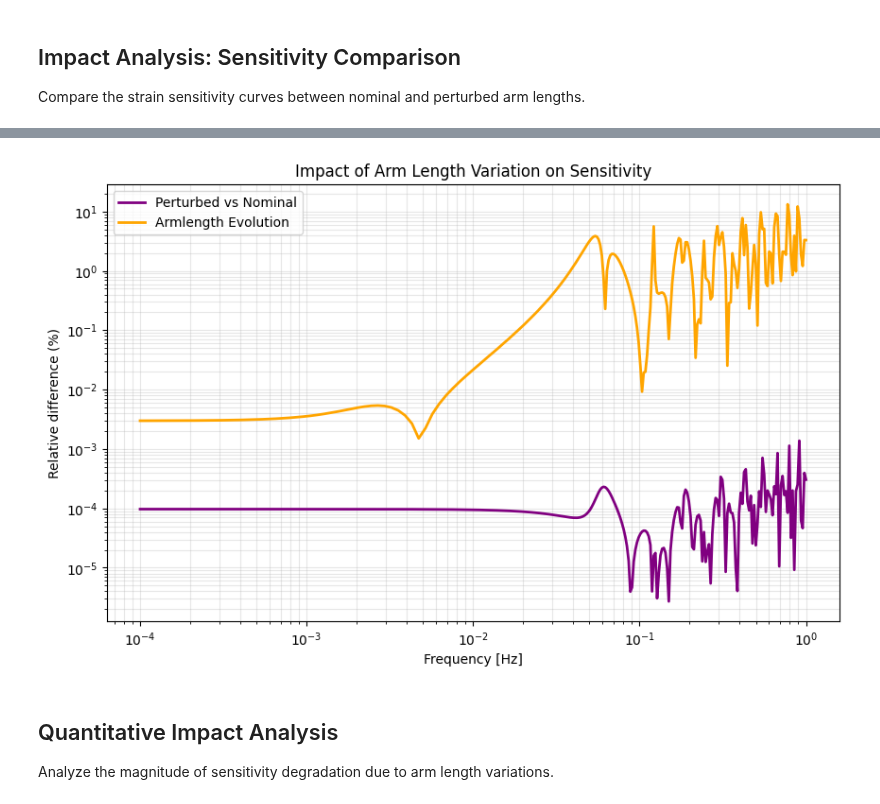
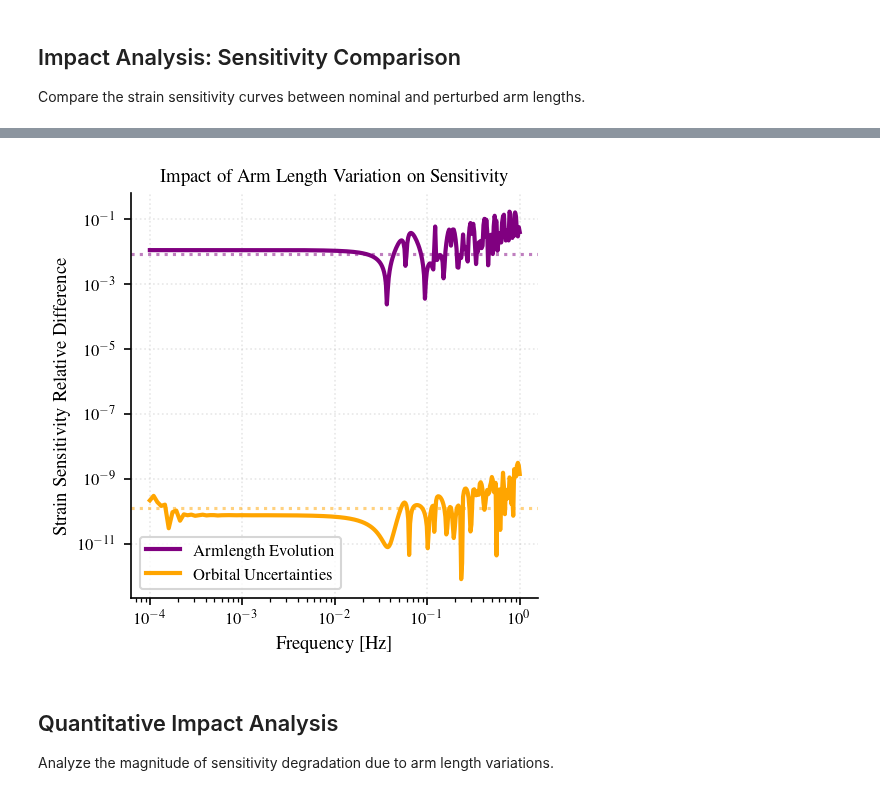
Before and after one commit to lorenzsp/ResponseRequirements, a Jupyter notebook: ImpactArmlengthVariation.ipynb, the cells around one changed output, grey strips where cells are left out. Saved outputs shown, nothing was run; the diff lists cells and outputs as text; code cells hidden in the pictures.

```diff
--- a/ImpactArmlengthVariation.ipynb
+++ b/ImpactArmlengthVariation.ipynb
@@ -41,4 +90,3 @@ perturbed = InterpolatedOrbits(t_orb, x_orb_dataset[0],  # Perturbation of 1 mm
                                 interp_order=3)
 # %%
-array_ltts = np.arange(0,365,1) * 86400.0
-print("Number of points in LISA", int(array_ltts[-1]*0.25))
+array_ltts_sens = np.arange(0,365,15) * 86400.0
@@ -61,7 +107,7 @@ f_sens = np.append(f_sens, np.logspace(-2, 0, 200))  # Extended frequency range
 f_sens = np.unique(f_sens)  # Remove duplicates
 
 # Recompute orbits with higher time resolution for sensitivity analysis
-array_ltts_sens = np.linspace(0, 365, num=50) * 86400.0  # 50 time points
+# array_ltts_sens = np.linspace(0, 365, num=50) * 86400.0  # 50 time points
 
 ltts_sens      = orbits.compute_ltt(t=array_ltts_sens)
 positions_sens = orbits.compute_position(t=array_ltts_sens)
@@ -144,9 +190,6 @@ def compute_sensitivity_from_orbits(orbit, f_grid, time_points, noise_cov):
     noise_cov_xyz : ndarray
         Noise covariance in XYZ
     """
-    import segwo
-    from segwo.response import compute_isotropic_signal_cov
-    from segwo.sensitivity import compute_sensitivity_from_eigenvalues
 
     # Compute light travel times and positions
     ltts = orbit.compute_ltt(t=time_points)
@@ -154,8 +197,8 @@ def compute_sensitivity_from_orbits(orbit, f_grid, time_points, noise_cov):
 
     # Compute signal covariance for single links
     signal_cov_eta = compute_isotropic_signal_cov(f_grid, ltts, positions)
-    print(f"Signal covariance shape (eta): {signal_cov_eta.shape}")
-    signal_cov_eta_avg = signal_cov_eta.mean(axis=0, keepdims=True)
+    # print(f"Signal covariance shape (eta): {signal_cov_eta.shape}")
+    # signal_cov_eta_avg = signal_cov_eta.mean(axis=0, keepdims=True)
 
     # Define eta labels for TDI combinations
     eta_list = [f"eta_{mosa}" for mosa in LINKS]
@@ -173,7 +216,7 @@ def compute_sensitivity_from_orbits(orbit, f_grid, time_points, noise_cov):
     )
 
     # Project signal covariance to XYZ
-    signal_cov_xyz = segwo.cov.project_covariance(signal_cov_eta_avg, eta2xyz)
+    signal_cov_xyz = segwo.cov.project_covariance(signal_cov_eta, eta2xyz)
 
     # Project noise covariance to XYZ
     noise_cov_xyz = segwo.cov.project_covariance(noise_cov, [noise2eta, eta2xyz])
@@ -293,18 +361,24 @@ Comparison plots generated
+# %%
+relative_change_breathing = np.max(np.std(ltts_sens,axis=0)/np.mean(ltts_sens,axis=0))
+relative_change_ltt_pert = np.max(np.abs(ltts_sens-ltts_sens_perturbed)[:1]/ltts_sens[:1])
 # %%
-fig, ax = plt.subplots(figsize=(10, 6))
-relative_diff = np.abs(np.sqrt(sensitivity_perturbed[0]) - np.sqrt(sensitivity_nominal[0])) / np.sqrt(sensitivity_nominal[0]) * 100
-relative_diff_20 = np.abs((np.sqrt(sensitivity_perturbed[:]) - np.sqrt(sensitivity_nominal[0])) / np.sqrt(sensitivity_nominal[0]) * 100).max(axis=0)
-ax.loglog(f_sens, relative_diff, 'purple', linewidth=2)
-ax.loglog(f_sens, relative_diff_20, 'orange', linewidth=2)
-ax.axhline(y=0, color='k', linestyle='--', alpha=0.3)
+fig, ax = plt.subplots(figsize=(COL1, COL1))
+relative_diff_breathing = np.max(np.abs(np.sqrt(sensitivity_perturbed[:]) - np.sqrt(sensitivity_perturbed[0])) / np.sqrt(sensitivity_perturbed[:]),axis=0)
+relative_diff_ltt_pert = np.abs((np.sqrt(sensitivity_perturbed[:1]) - np.sqrt(sensitivity_nominal[0])) / np.sqrt(sensitivity_nominal[0])).max(axis=0)
+ax.loglog(f_sens, relative_diff_breathing, 'purple', linewidth=2)
+ax.loglog(f_sens, relative_diff_ltt_pert, 'orange', linewidth=2)
+# ax.axhline(y=0.1, color='k', linestyle='--', alpha=0.3, label='10\% threshold')
+ax.axhline(y=relative_change_breathing, color='purple', linestyle=':', alpha=0.5, label='LTT armlength evolution')
+ax.axhline(y=relative_change_ltt_pert, color='orange', linestyle=':', alpha=0.5, label='LTT orbital uncertainties')
 ax.set_xlabel('Frequency [Hz]')
-ax.set_ylabel('Relative difference (%)')
+ax.set_ylabel('Strain Sensitivity Relative Difference')
 ax.set_title('Impact of Arm Length Variation on Sensitivity')
-ax.grid(True, which='both', alpha=0.3)
-ax.legend(['Perturbed vs Nominal', 'Armlength Evolution'])
+# ax.grid(True, which='both', alpha=0.3)
+ax.legend(['Armlength Evolution','Orbital Uncertainties', ])
+plt.savefig("paper_plots/sensitivity_relative_difference.png", dpi=300)
 plt.show()
 # %% [output]
-[figure, old version]
+[figure, new version]
 # %% [markdown]
 ## Quantitative Impact Analysis
 
```
Also changed, not shown: parts of 15 cells of this notebook, 5 other files.
